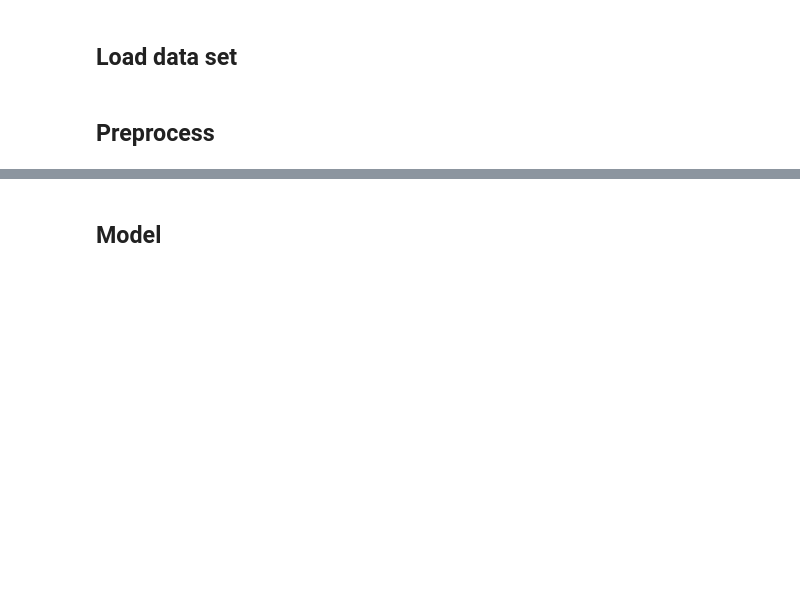
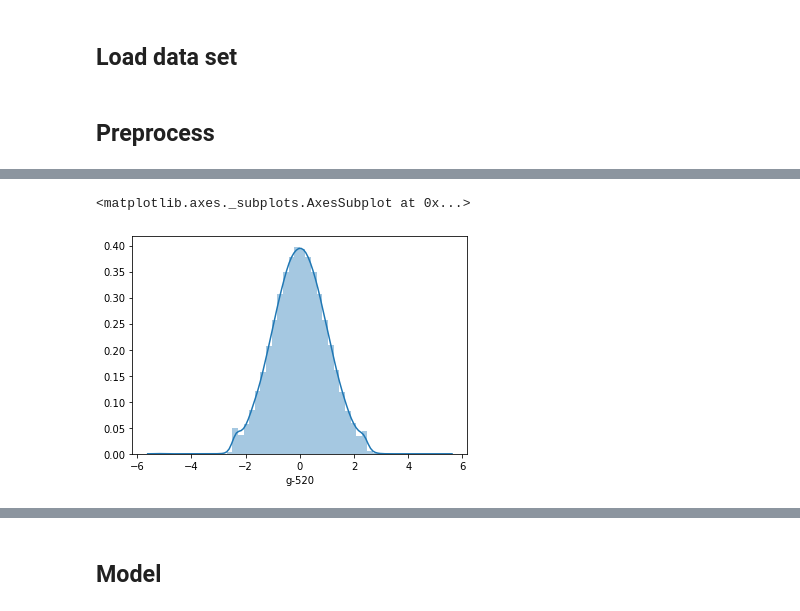
Before and after one commit to Meiqi-Wu/charmion, a Jupyter notebook: main_NN.ipynb, the cells around one changed output, grey strips where cells are left out. Drawn from its saved outputs; the diff is of its cells as text; code cells hidden in the pictures; blank space fills up the shorter version.

```diff
--- a/main_NN.ipynb
+++ b/main_NN.ipynb
@@ -36,2 +38,28 @@ y = pd.read_csv(data_dir+'train_targets_scored.csv', index_col='sig_id')
+# %%
+X = pd.read_csv(data_dir+'train_features.csv', index_col='sig_id')
+y = pd.read_csv(data_dir+'train_targets_scored.csv', index_col='sig_id')
+X_sub = pd.read_csv(data_dir+'test_features.csv', index_col='sig_id')
+
+# One-hot encoding for cp_type and cp_dose
+X['cp_type'].replace({'trt_cp':1., 'ctl_vehicle':0.}, inplace=True)
+X['cp_dose'].replace({'D1':1., 'D2':0.}, inplace=True)
+
+X_sub['cp_type'].replace({'trt_cp':1., 'ctl_vehicle':0.}, inplace=True)
+X_sub['cp_dose'].replace({'D1':1., 'D2':0.}, inplace=True)
+
+# # split into training set and test set
+# ids = X.index.values.copy()
+# np.random.shuffle(ids)
+# train_perc, test_perc = 0.85, 0.15
+# train_id = ids[:round(len(ids)*train_perc)]
+# test_id = ids[round(len(ids)*train_perc):]
+# X_train = X.loc[train_id]
+# X_test = X.loc[test_id]
+# y_train = y.loc[train_id]
+# y_test = y.loc[test_id]
+# # normalize the data
+# scaler = StandardScaler()
+# X_train_norm = scaler.fit_transform(X_train)
+# X_test_norm = scaler.transform(X_test)
 # %% [markdown]
 ## Preprocess
@@ -65,0 +87,6 @@ X_test_norm.index = X_test.index
+# %%
+# after Rank Gauss
+sns.distplot(X1['g-520'])
+# %% [output]
+<matplotlib.axes._subplots.AxesSubplot at 0x...>
+[figure, added]
```
Also changed, not shown: parts of 30 cells of this notebook, 2 other files.
